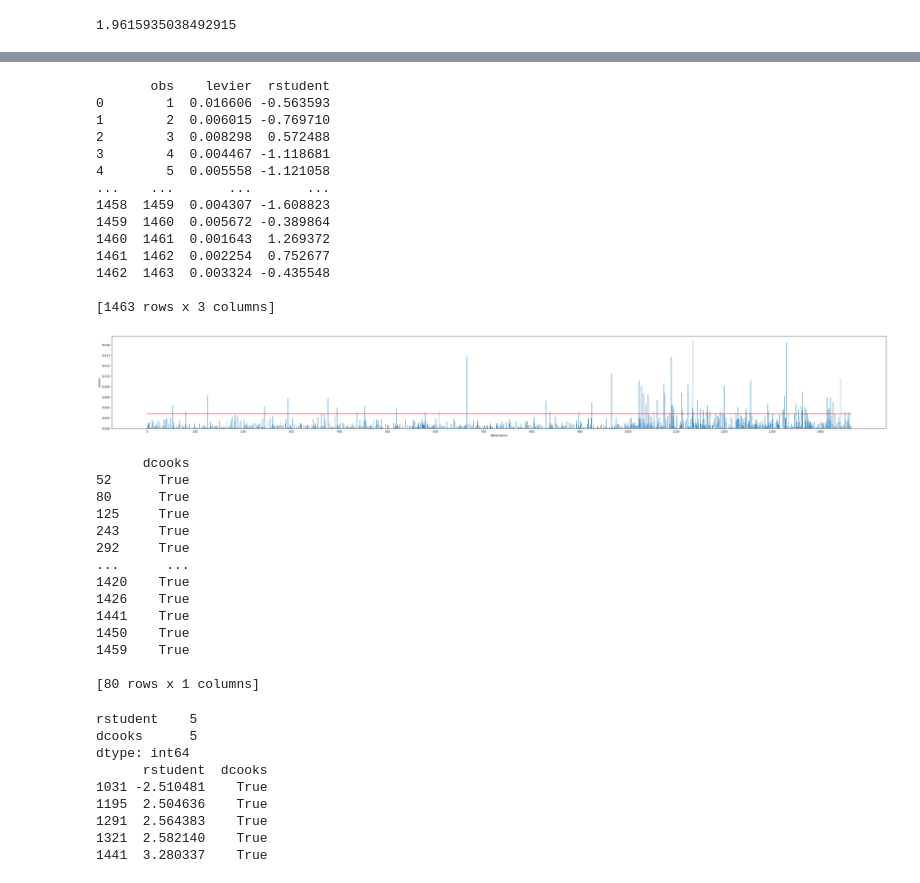
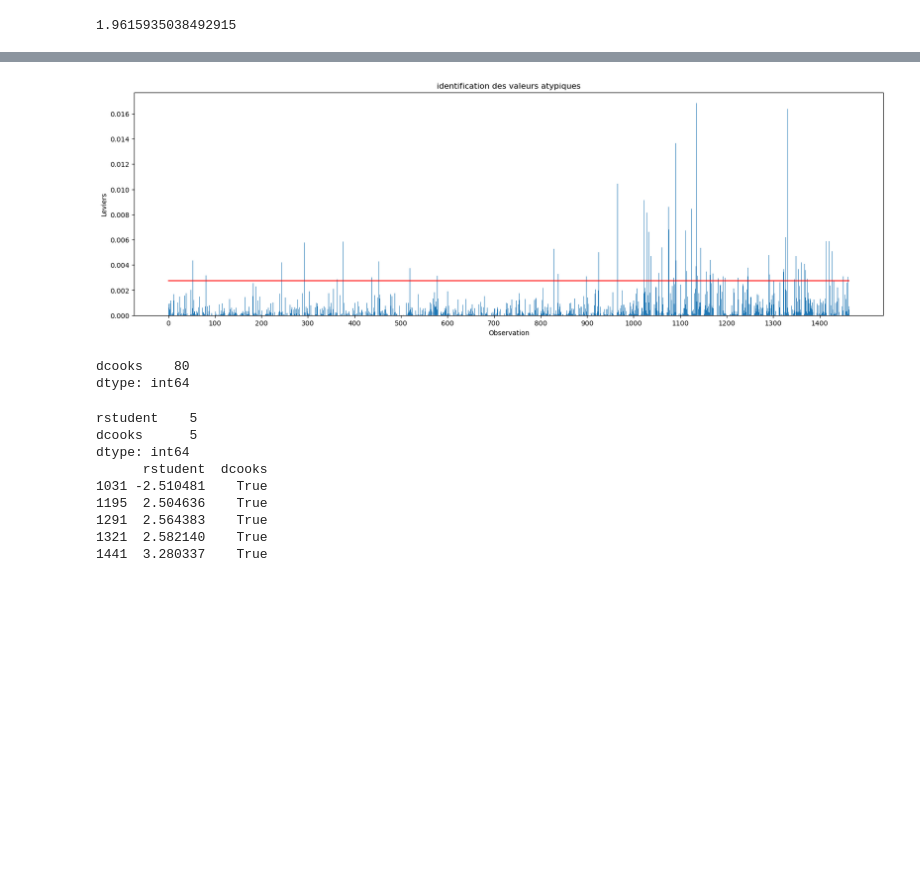
Before and after one commit to BahiaB/DAN-P10, a Jupyter notebook: Benali_Bahia_1_code_032023.ipynb, the cells around one changed output, grey strips where cells are left out. Cells and saved outputs as stored; diff of their text form; code cells hidden in the pictures; blank space fills up the shorter version.

```diff
--- a/Benali_Bahia_1_code_032023.ipynb
+++ b/Benali_Bahia_1_code_032023.ipynb
@@ -342,54 +525,28 @@ print(influentdf)
 # %%
 # Calcul de la distance de cook pour identifier les valeurs atypique
 influence = reg_multi.get_influence().summary_frame() # donner studentiser + residu +cook_d + hat_diag
-#print(influence)
-print(analyses)
+
 # analyse df = levier + dcooks _ rstudent
 analyses['dcooks'] = influence['cooks_d']
 
 seuil_dcook = 4/(n-p)
 
-plt.figure(figsize=(50,6))
+plt.figure(figsize=(20,6))
 plt.bar(analyses['obs'], analyses['dcooks'])
 plt.xticks(np.arange(0, 1463, step=100))
 plt.xlabel('Observation')
 plt.ylabel('Leviers')
+plt.title("identification des valeurs atypiques")
 plt.plot([0, 1463], [seuil_dcook, seuil_dcook], color='r')
 plt.show()
 atypdf= pd.DataFrame(analyses["dcooks"] >= seuil_dcook )
 atypdf = atypdf.loc[atypdf["dcooks"] == True]
 
-print(atypdf)
+print(atypdf.count())
 # %% [output]
+[figure, new version]
-       obs    levier  rstudent
-0        1  0.016606 -0.563593
-1        2  0.006015 -0.769710
-2        3  0.008298  0.572488
-3        4  0.004467 -1.118681
-4        5  0.005558 -1.121058
-...    ...       ...       ...
-1458  1459  0.004307 -1.608823
-1459  1460  0.005672 -0.389864
-1460  1461  0.001643  1.269372
-1461  1462  0.002254  0.752677
-1462  1463  0.003324 -0.435548
-
-[1463 rows x 3 columns]
+dcooks    80
+dtype: int64
-[figure, old version]
-      dcooks
-52      True
-80      True
-125     True
-243     True
-292     True
-...      ...
-1420    True
-1426    True
-1441    True
-1450    True
-1459    True
-
-[80 rows x 1 columns]
 # %%
 outliers_hg_lev =pd.merge(influentdf,atypdf, left_index=True, right_index=True)
 print(outliers_hg_lev.count())
```
Also changed, not shown: parts of 59 cells of this notebook.
